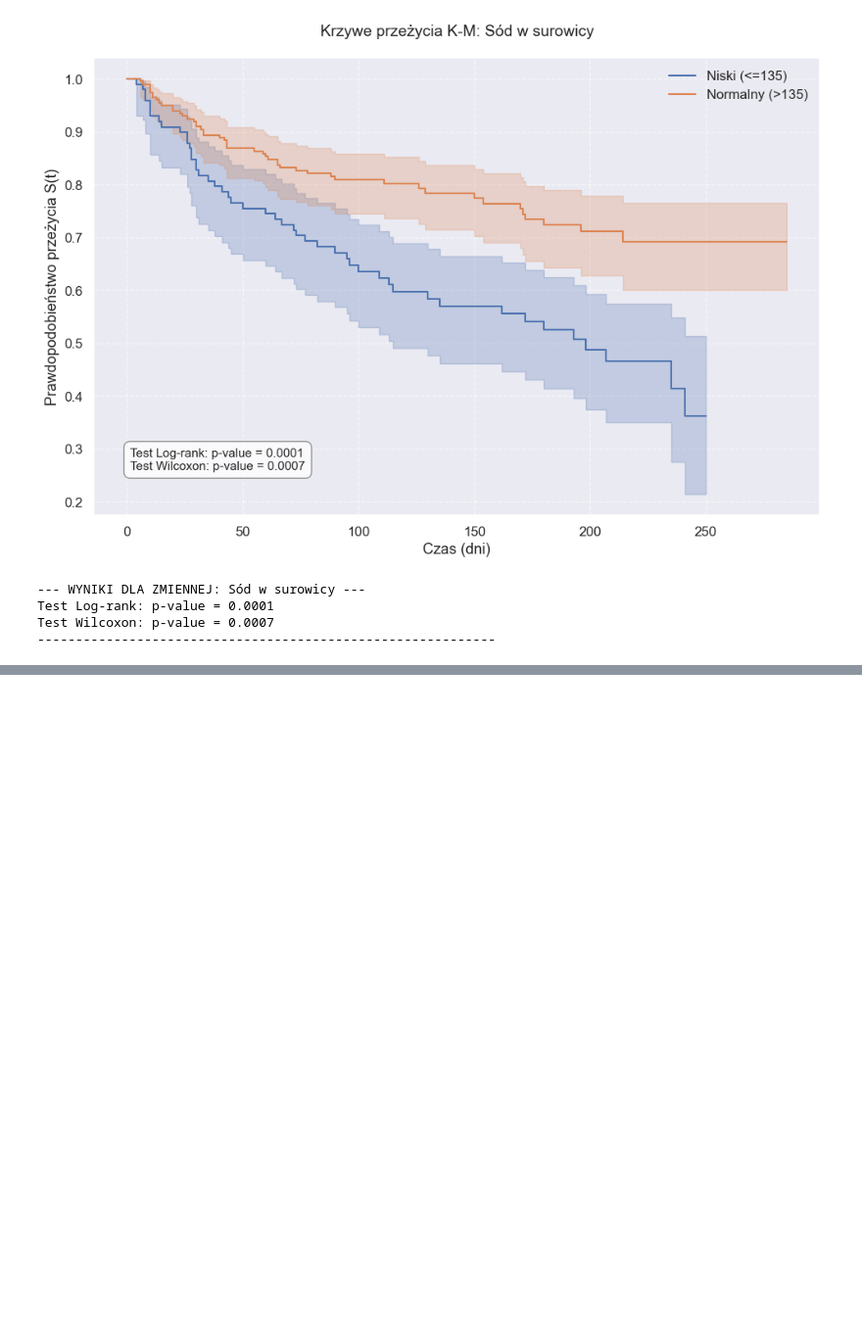
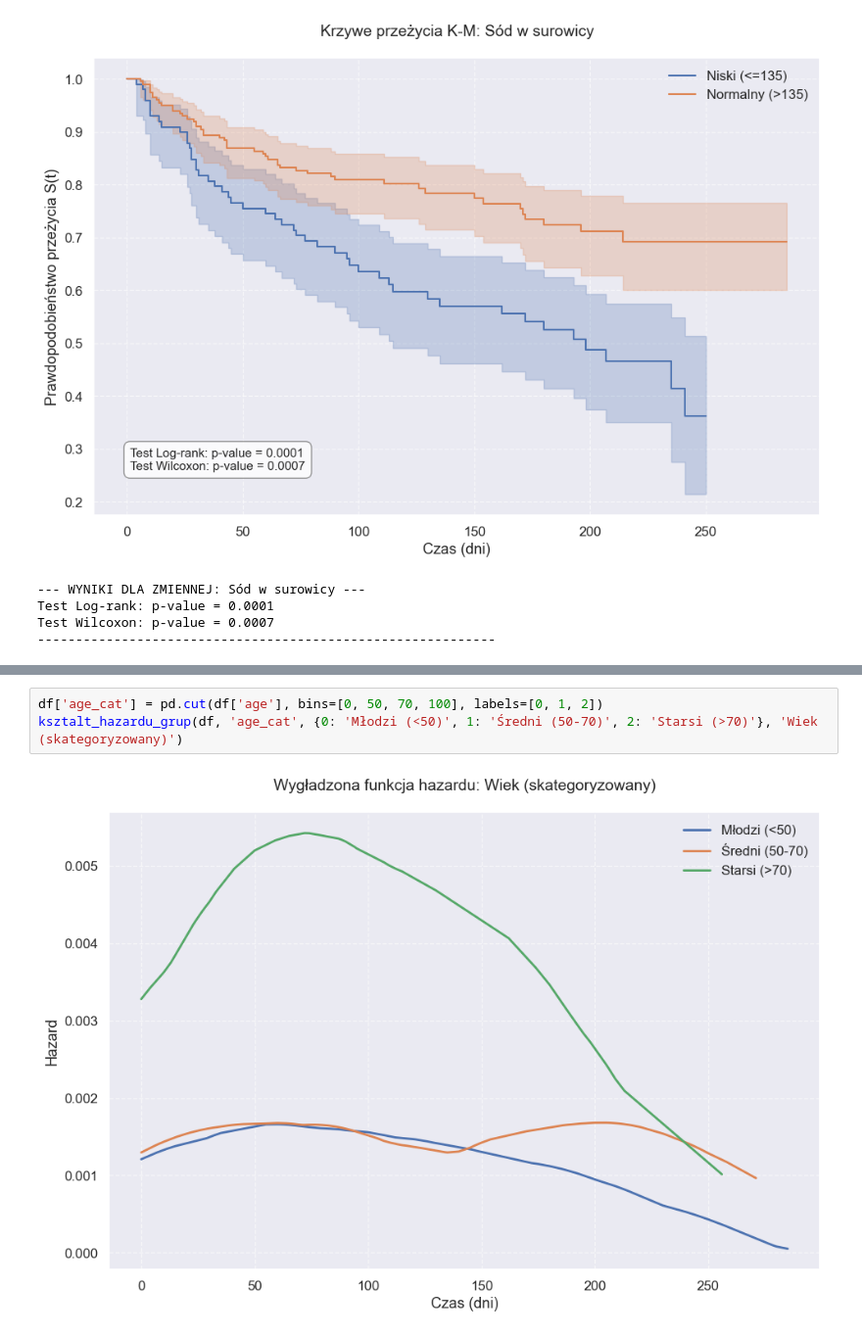
Before and after one commit to MadejMatt/ACT_projekt, a Jupyter notebook: 02_modele_nieparametryczne.ipynb, the cells around one changed output, grey strips where cells are left out. Shown at 98% size. Drawn from its saved outputs; the diff is of its cells as text; blank space fills up the shorter version.

```diff
--- a/02_modele_nieparametryczne.ipynb
+++ b/02_modele_nieparametryczne.ipynb
@@ -204,0 +361,5 @@ Test Wilcoxon: p-value = 0.0007
+# %%
+df['age_cat'] = pd.cut(df['age'], bins=[0, 50, 70, 100], labels=[0, 1, 2])
+ksztalt_hazardu_grup(df, 'age_cat', {0: 'Młodzi (<50)', 1: 'Średni (50-70)', 2: 'Starsi (>70)'}, 'Wiek (skategoryzowany)')
+# %% [output]
+[figure, added]
```
Also changed, not shown: parts of 13 cells of this notebook.
